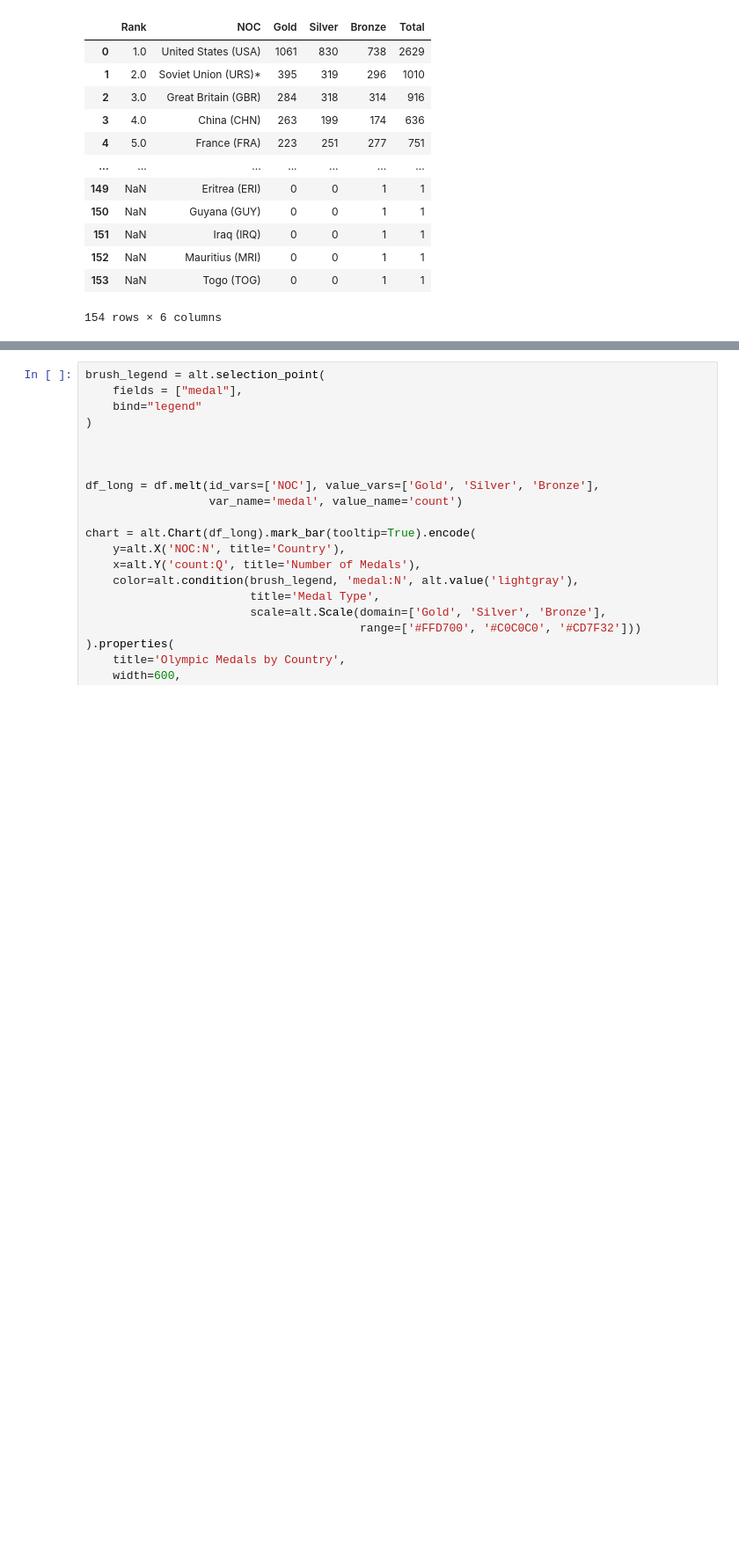
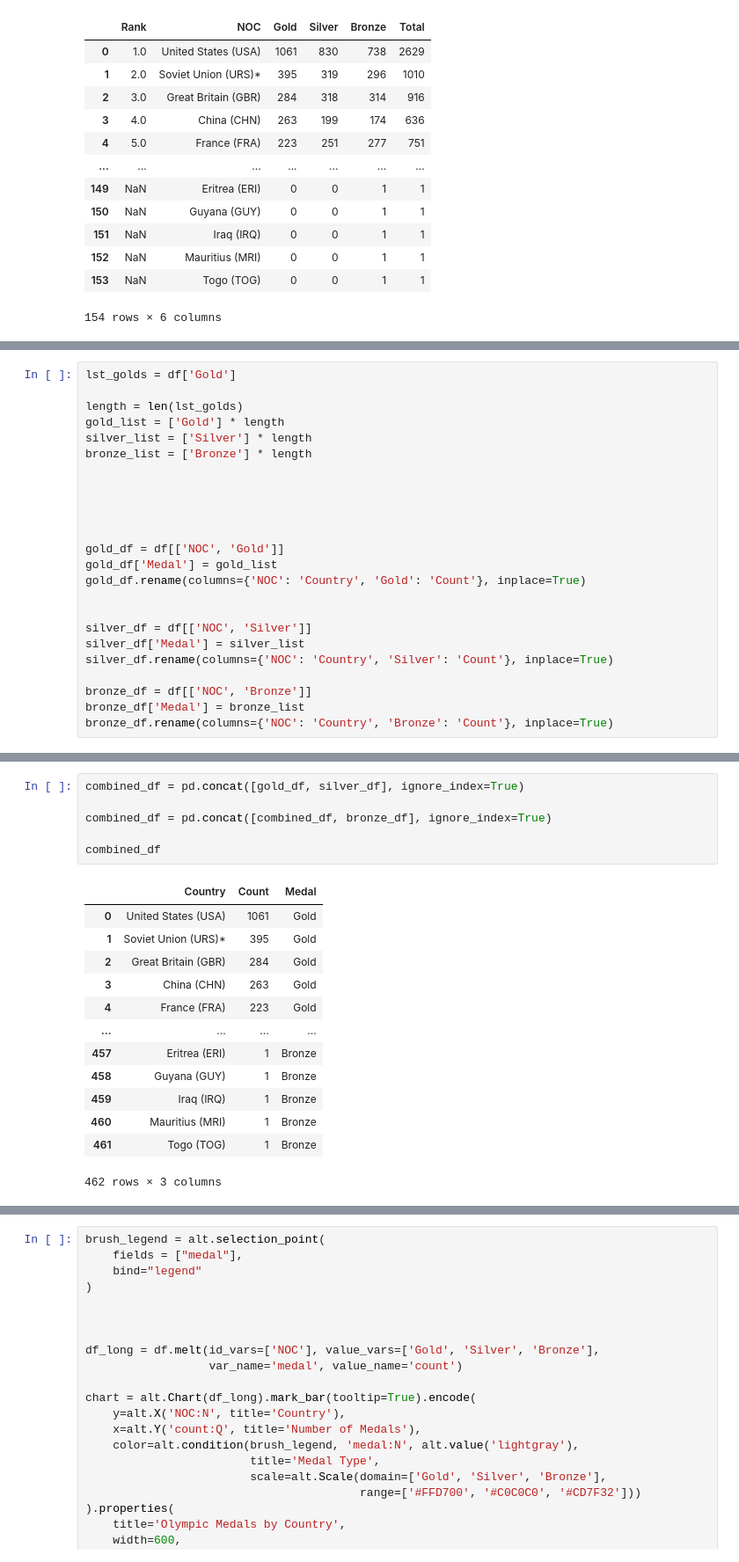
Before and after one commit to codyho22/DS4200, a Jupyter notebook: hw 5b/hw 5b.ipynb, the cells around one changed output, grey strips where cells are left out. Shown at 88% size. Drawn from its saved outputs; the diff is of its cells as text; blank space fills up the shorter version.

```diff
--- a/hw 5b/hw 5b.ipynb
+++ b/hw 5b/hw 5b.ipynb
@@ -30,0 +22,24 @@ barchart.encode(color='Gold')
+# %%
+lst_golds = df['Gold']
+
+length = len(lst_golds)
+gold_list = ['Gold'] * length
+silver_list = ['Silver'] * length
+bronze_list = ['Bronze'] * length
+
+
+
+
+
+gold_df = df[['NOC', 'Gold']]
+gold_df['Medal'] = gold_list
+gold_df.rename(columns={'NOC': 'Country', 'Gold': 'Count'}, inplace=True)
+
+
+silver_df = df[['NOC', 'Silver']]
+silver_df['Medal'] = silver_list
+silver_df.rename(columns={'NOC': 'Country', 'Silver': 'Count'}, inplace=True)
+
+bronze_df = df[['NOC', 'Bronze']]
+bronze_df['Medal'] = bronze_list
+bronze_df.rename(columns={'NOC': 'Country', 'Bronze': 'Count'}, inplace=True)
@@ -30,0 +64,20 @@ barchart.encode(color='Gold')
+# %%
+combined_df = pd.concat([gold_df, silver_df], ignore_index=True)
+
+combined_df = pd.concat([combined_df, bronze_df], ignore_index=True)
+
+combined_df
+# %% [output]
+|  | Country | Count | Medal |
+| 0 | United States (USA) | 1061 | Gold |
+| 1 | Soviet Union (URS)* | 395 | Gold |
+| 2 | Great Britain (GBR) | 284 | Gold |
+| 3 | China (CHN) | 263 | Gold |
+| 4 | France (FRA) | 223 | Gold |
+| ... | ... | ... | ... |
+| 457 | Eritrea (ERI) | 1 | Bronze |
+| 458 | Guyana (GUY) | 1 | Bronze |
+| 459 | Iraq (IRQ) | 1 | Bronze |
+| 460 | Mauritius (MRI) | 1 | Bronze |
+| 461 | Togo (TOG) | 1 | Bronze |
+462 rows × 3 columns
```
Also changed, not shown: parts of 3 cells of this notebook.
